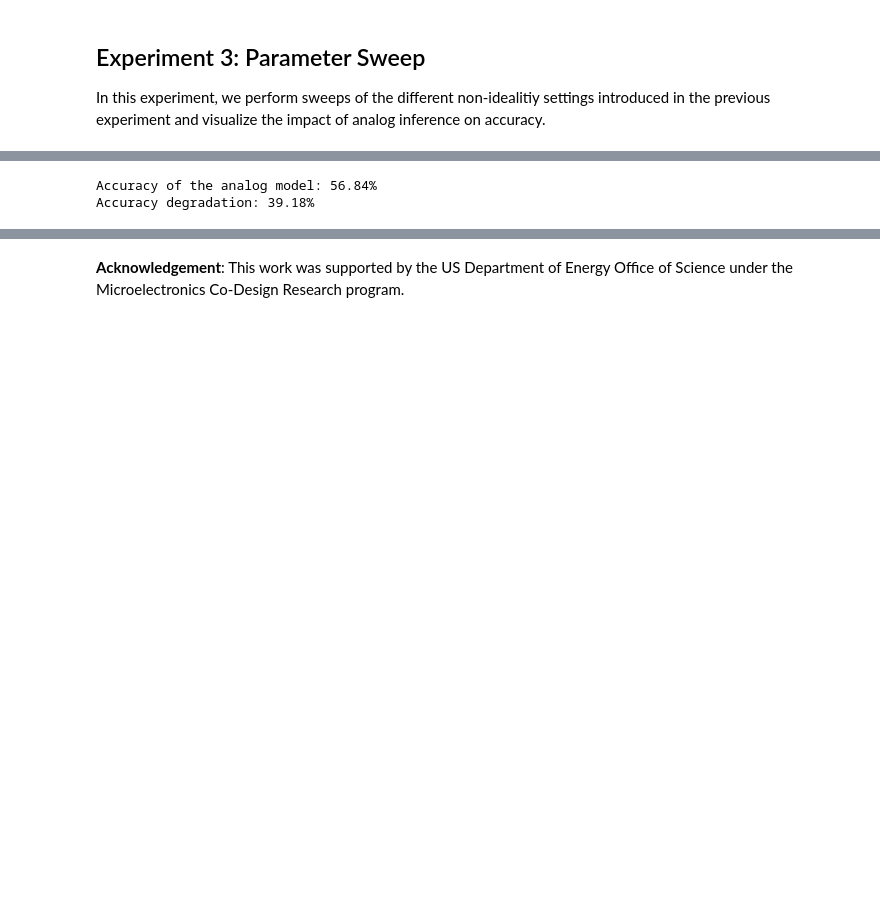
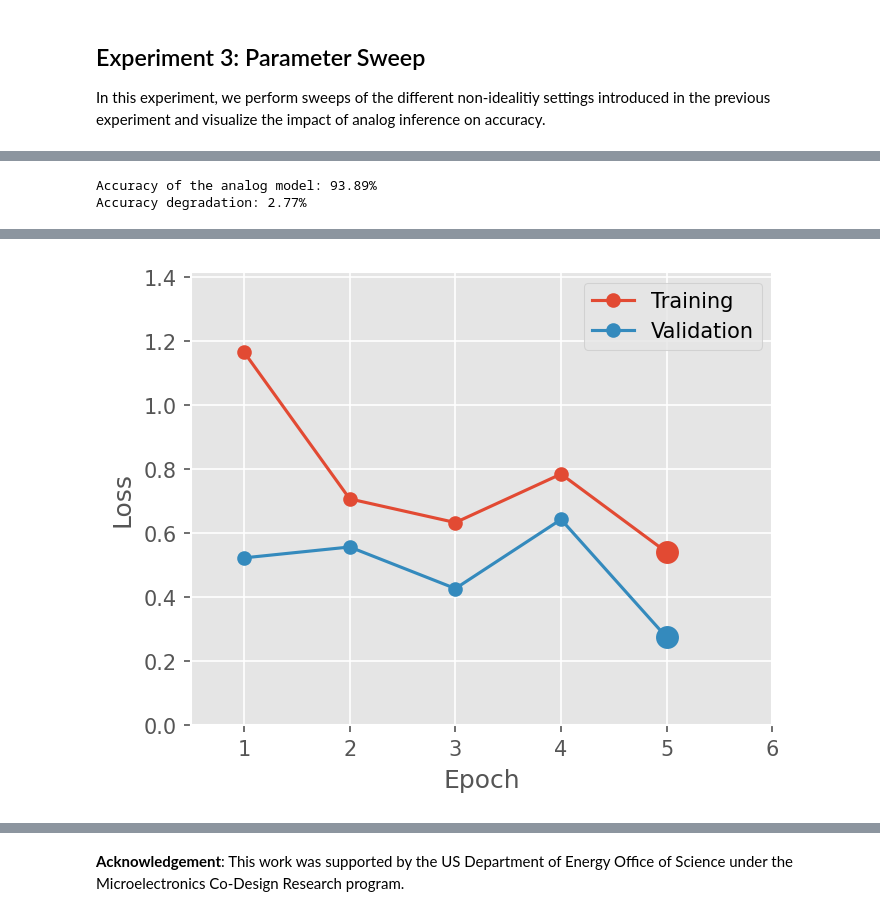
Before and after one commit to IBM/aihwkit, a Jupyter notebook: notebooks/examples/analog_sensitivity_LeNet5.ipynb, the cells around one changed output, grey strips where cells are left out. Cells and saved outputs as stored; diff of their text form; code cells hidden in the pictures; blank space fills up the shorter version.

```diff
--- a/notebooks/examples/analog_sensitivity_LeNet5.ipynb
+++ b/notebooks/examples/analog_sensitivity_LeNet5.ipynb
@@ -553,4 +575,10 @@ In this experiment, we explore the impact of non-idealities on when the neural n
 # %%
+mod = widgets.SelectionSlider(options=['From digital', 'From scratch'], value='From digital', description='Model init:', disabled=False, continuous_update=False, orientation='horizontal', readout=True)
+display(epochss)
+display(batchsizes)
+display(mod)
+
+print("RPU:")
 display(devices)
 display(configs)
 print("Forward:")
@@ -563,12 +591,16 @@ bDACns = widgets.FloatSlider(value=0, min=0, max=1, step=.01, description='DAC n
 bADC = widgets.SelectionSlider(options=[2**i for i in range(1, 11)], value=2**6, description='ADC steps:', disabled=False, continuous_update=False, orientation='horizontal', readout=True)
 bADCRnd = widgets.Checkbox(value=False, description='Stochastic Rounding', disabled=False, indent=False)
 bADCns = widgets.FloatSlider(value=0, min=0, max=1, step=.01, description='ADC noise:', disabled=False, continuous_update=False, orientation='horizontal', readout=True, readout_format='.2f')
-mod = widgets.SelectionSlider(options=['From digital', 'From scratch'], value='From digital', description='Model init:', disabled=False, continuous_update=False, orientation='horizontal', readout=True)
 
 display(widgets.HBox([bDAC, bDACRnd, bDACns]))
 display(widgets.HBox([bADC, bADCRnd, bADCns]))
 
-display(epochss)
-display(batchsizes)
-display(mod)
+print('Update:')
+desired_bl = widgets.IntSlider(value=31, min=1, max=31, step=1, description='Pulse train length:')
+pulse = widgets.Dropdown(options=['Stochastic', 'Mean count', 'Deterministic'], value='Stochastic', description='Pulse type')
+pulses = [PulseType.STOCHASTIC_COMPRESSED, PulseType.MEAN_COUNT, PulseType.DETERMINISTIC_IMPLICIT]
+pulse_map = {pulse.options[i]:pulses[i] for i in range(len(pulses))}
+
+display(desired_bl)
+display(pulse)
 # %% [output]
@@ -587,6 +621,7 @@ SelectionSlider(continuous_update=False, description='Model init:', options=('Fr
 device = device_map[devices.value]
 config = config_map[configs.value]
 rpu_config = config(device=device())
+rpu_config.drift_compensation = GlobalDriftCompensation()
 
 rpu_config.forward.inp_res = DAC.value
 rpu_config.forward.inp_sto_round = DACRnd.value
@@ -601,6 +636,9 @@ rpu_config.backward.inp_noise = bDACns.value
 rpu_config.backward.out_res = bADC.value
 rpu_config.backward.out_sto_round = bADCRnd.value
 rpu_config.backward.out_noise = bADCns.value
+
+rpu_config.update.desired_bl = desired_bl.value
+rpu_config.update.pulse_type = pulse_map[pulse.value]
 
 epochs = epochss.value
 batchsize = batchsizes.value
@@ -623,5 +661,5 @@ fig = plt.figure(figsize=(5, 4), dpi=150)
 amodel, optimizer, _ = training_loop(amodel, criterion, optimizer, train_data, validation_data, epochs, fig)
 plt.show()
 # %% [output]
-Accuracy of the analog model: 56.84%
-Accuracy degradation: 39.18%
+Accuracy of the analog model: 93.89%
+Accuracy degradation: 2.77%
@@ -630,3 +666,4 @@ Accuracy degradation: 39.18%
+[figure, added]
 # %%
 amodel, _, _, accuracy = test_evaluation(validation_data, amodel, criterion)
 print(f"Accuracy of the analog model: {accuracy:.2f}%")
```
Also changed, not shown: parts of 21 cells of this notebook.
